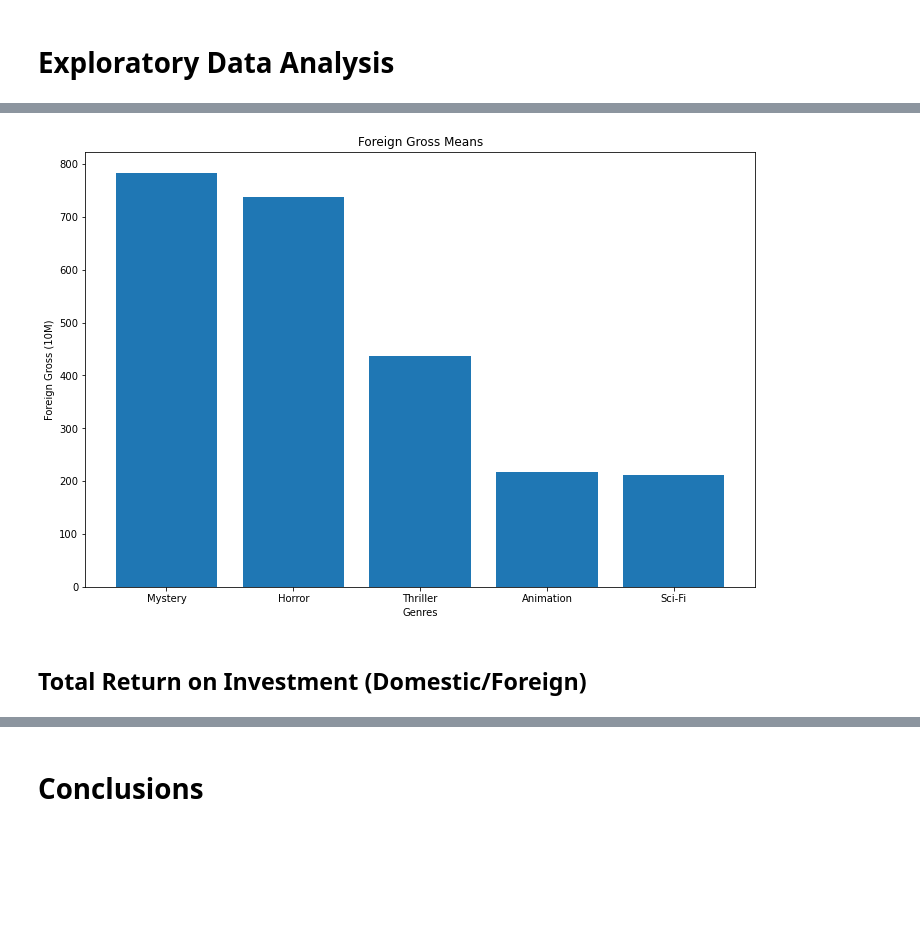
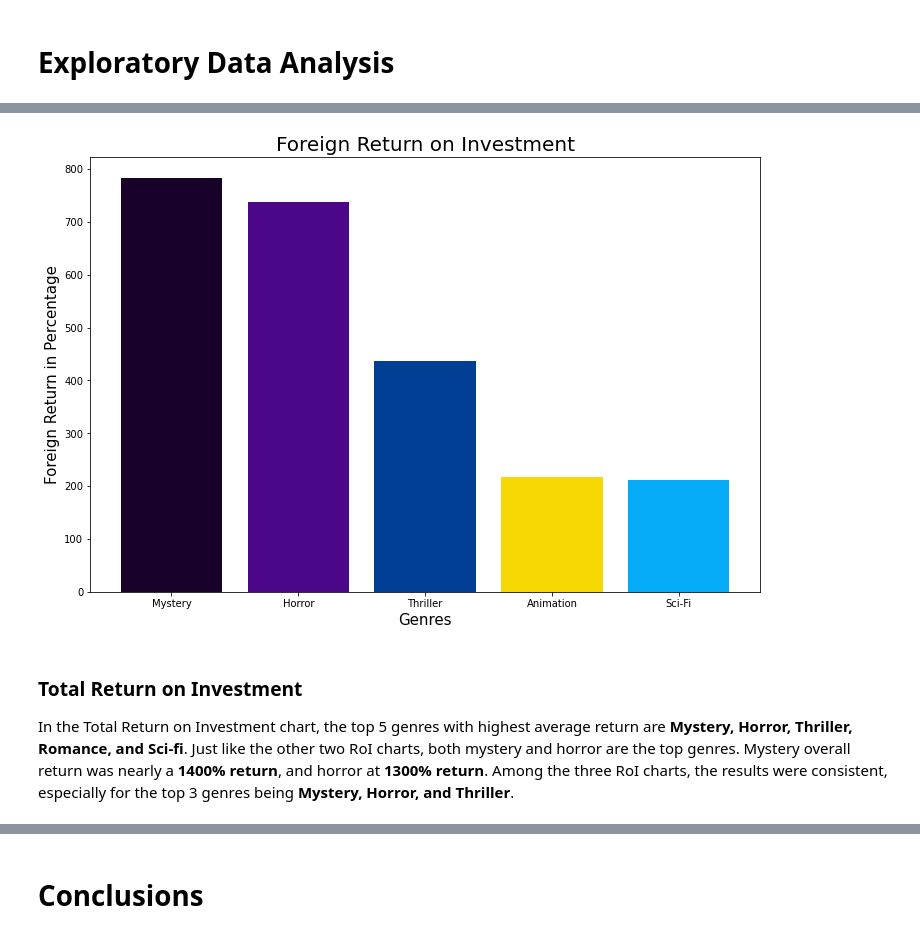
Before and after one commit to JohnNun/successful_films_project, a Jupyter notebook: successful_films_notebook.ipynb, the cells around one changed output, grey strips where cells are left out. Drawn from its saved outputs; the diff is of its cells as text; code cells hidden in the pictures; blank space fills up the shorter version.

Commit message:
Uploading most recent notebook, as well as images folder

```diff
--- a/successful_films_notebook.ipynb
+++ b/successful_films_notebook.ipynb
@@ -73,12 +62,12 @@ def symbol_removal_dtype_con(df, columns):
     """
     Removes symbols from specified columns with numeric values in a dataset and converts dtype to integer.
 
-    Note: Any NaN or Null values in the dataset must be dropped or filled with place holder values before running through
-          function.
+    Note: Any NaN or Null values in the dataset must be dropped or filled with place holder values before running dataframe
+          through function.
 
     Function Parameters:
     df: Pandas dataframe
-    cols: Column name or list of columns with numeric values to remove symbols and convert to integer.
+    columns: Column name, or list of columns with numeric values to remove symbols and/or convert into integer data type.
     """
 
     df = df.copy()
@@ -104,9 +99,10 @@ the_num_bom_df = pd.concat([the_num_df_clean, bom_df_clean]).groupby('title', as
 # %%
+# Function to remove NaN and sort data by specified column name
 def clean_and_sort(df, sort_by):
 
     """
-    This functions reads the dataframe and if it locates a NaN or null value it will drop the rows those values are in and
-    proceed to sort the data by the defined column name as well as reseting the index.
+    This functions reads the dataframe and if it locates a NaN or null value it will drop the rows those values are in, and
+    proceed to sort the data by the defined column name in ascending order, as well as reseting the index.
 
     Function Arguments:
     df: The dataframe wish to be cleaned and sorted
@@ -280,14 +271,16 @@ ax.ticklabel_format(style='plain', useOffset=False, axis='y');
 # %%
+# Bar chart for foreign return on investment
 roi_means_for = combined_film_df_clean.groupby(['genres'])['roi_foreign(%)'].mean().sort_values(ascending=False)
 
 fig, ax = plt.subplots(figsize=(12, 8))
 
-ax.bar(roi_means_for.index[:5], roi_means_for[:5])
-ax.set_title('Foreign Gross Means', fontsize=20)
+ax.bar(roi_means_for.index[:5], roi_means_for[:5], color=['#180229', '#4b0787', '#013f94', '#f7d702', '#05abf7'])
+ax.set_title('Foreign Return on Investment', fontsize=20)
 ax.set_xlabel('Genres', fontsize=15)
-ax.set_ylabel('Foreign Gross (%)', fontsize=15);
+ax.set_ylabel('Foreign Return in Percentage', fontsize=15);
 # %% [output]
-[figure, old version]
+[figure, new version]
-# %% [markdown]
-## Total Return on Investment (Domestic/Foreign)
+# %% [markdown]
+### Total Return on Investment
+In the Total Return on Investment chart, the top 5 genres with highest average return are **Mystery, Horror, Thriller, Romance, and Sci-fi**. Just like the other two RoI charts, both mystery and horror are the top genres. Mystery overall return was nearly a **1400% return**, and horror at **1300% return**. Among the three RoI charts, the results were consistent, especially for the top 3 genres being **Mystery, Horror, and Thriller**.
 # %%
```
Also changed, not shown: parts of 53 cells of this notebook, 5 other files.
